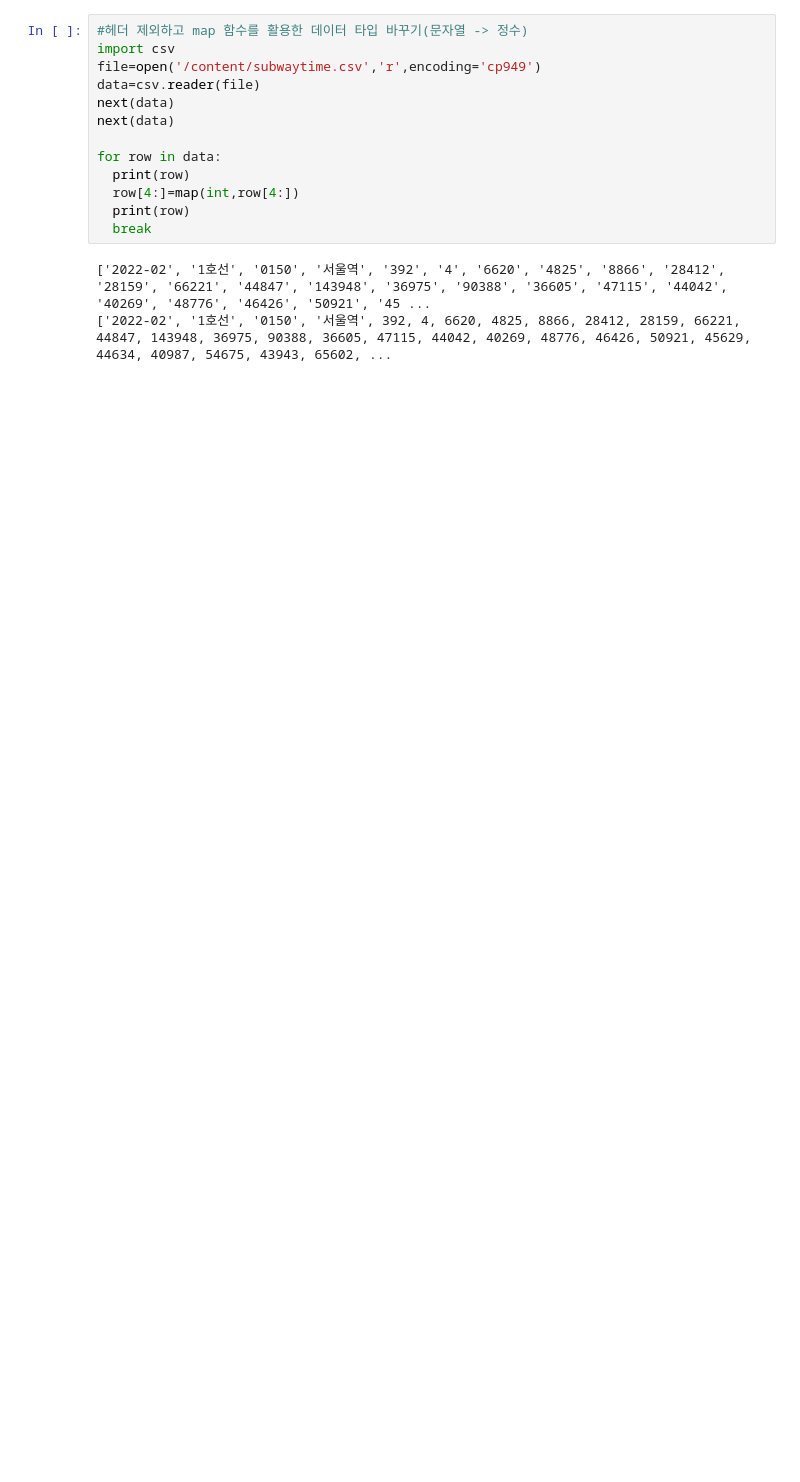
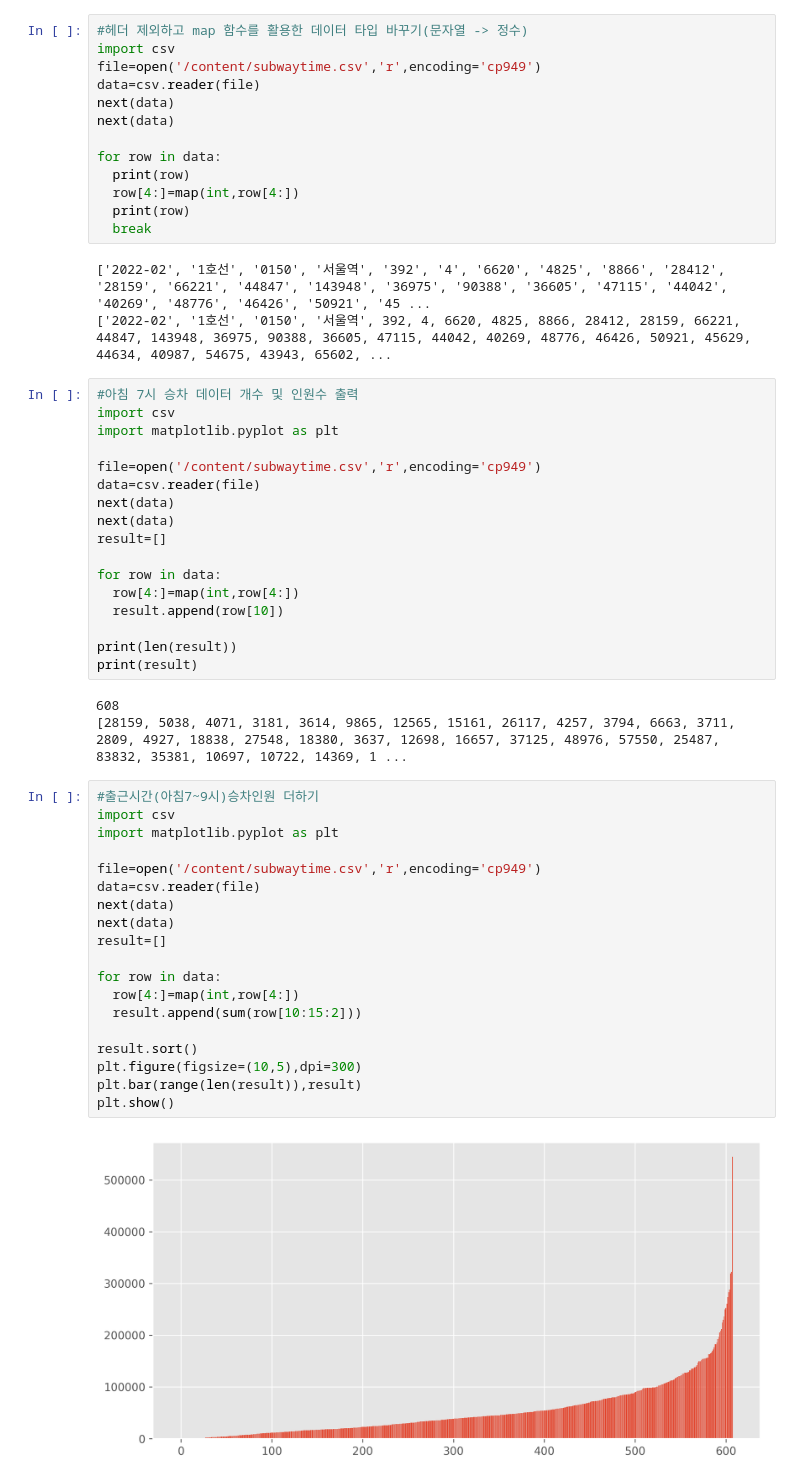
Before and after one commit to ldhml/Bigdata, a Jupyter notebook: bigdata.ipynb, the cells around one changed output. Saved outputs shown, nothing was run; the diff lists cells and outputs as text; blank space fills up the shorter version.

```diff
--- a/bigdata.ipynb
+++ b/bigdata.ipynb
@@ -623,3 +623,44 @@ for row in data:
 # %% [output]
 ['2022-02', '1호선', '0150', '서울역', '392', '4', '6620', '4825', '8866', '28412', '28159', '66221', '44847', '143948', '36975', '90388', '36605', '47115', '44042', '40269', '48776', '46426', '50921', '45 ...
 ['2022-02', '1호선', '0150', '서울역', 392, 4, 6620, 4825, 8866, 28412, 28159, 66221, 44847, 143948, 36975, 90388, 36605, 47115, 44042, 40269, 48776, 46426, 50921, 45629, 44634, 40987, 54675, 43943, 65602, ...
+# %%
+#아침 7시 승차 데이터 개수 및 인원수 출력
+import csv
+import matplotlib.pyplot as plt
+
+file=open('/content/subwaytime.csv','r',encoding='cp949')
+data=csv.reader(file)
+next(data)
+next(data)
+result=[]
+
+for row in data:
+  row[4:]=map(int,row[4:])
+  result.append(row[10])
+
+print(len(result))
+print(result)
+# %% [output]
+608
+[28159, 5038, 4071, 3181, 3614, 9865, 12565, 15161, 26117, 4257, 3794, 6663, 3711, 2809, 4927, 18838, 27548, 18380, 3637, 12698, 16657, 37125, 48976, 57550, 25487, 83832, 35381, 10697, 10722, 14369, 1 ...
+# %%
+#출근시간(아침7~9시)승차인원 더하기
+import csv
+import matplotlib.pyplot as plt
+
+file=open('/content/subwaytime.csv','r',encoding='cp949')
+data=csv.reader(file)
+next(data)
+next(data)
+result=[]
+
+for row in data:
+  row[4:]=map(int,row[4:])
+  result.append(sum(row[10:15:2]))
+
+result.sort()
+plt.figure(figsize=(10,5),dpi=300)
+plt.bar(range(len(result)),result)
+plt.show()
+# %% [output]
+[figure, added]
```
Also changed, not shown: parts of 2 cells of this notebook.
